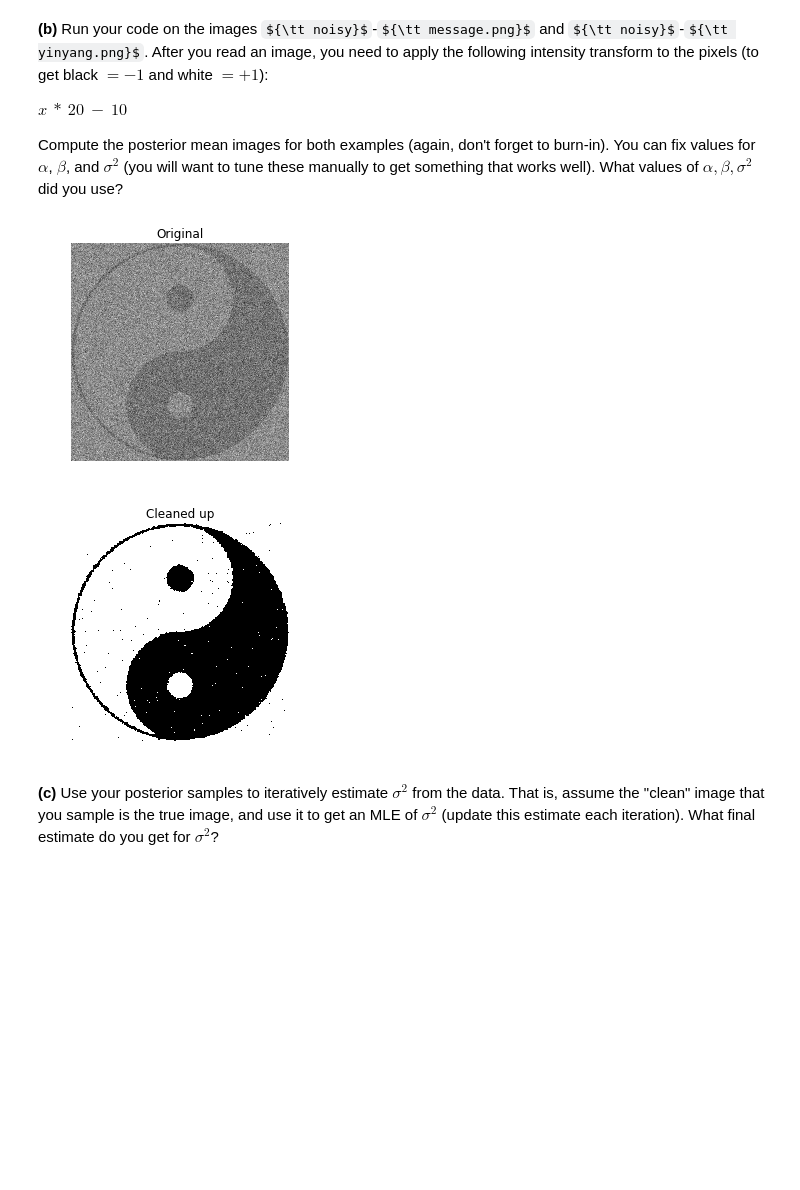
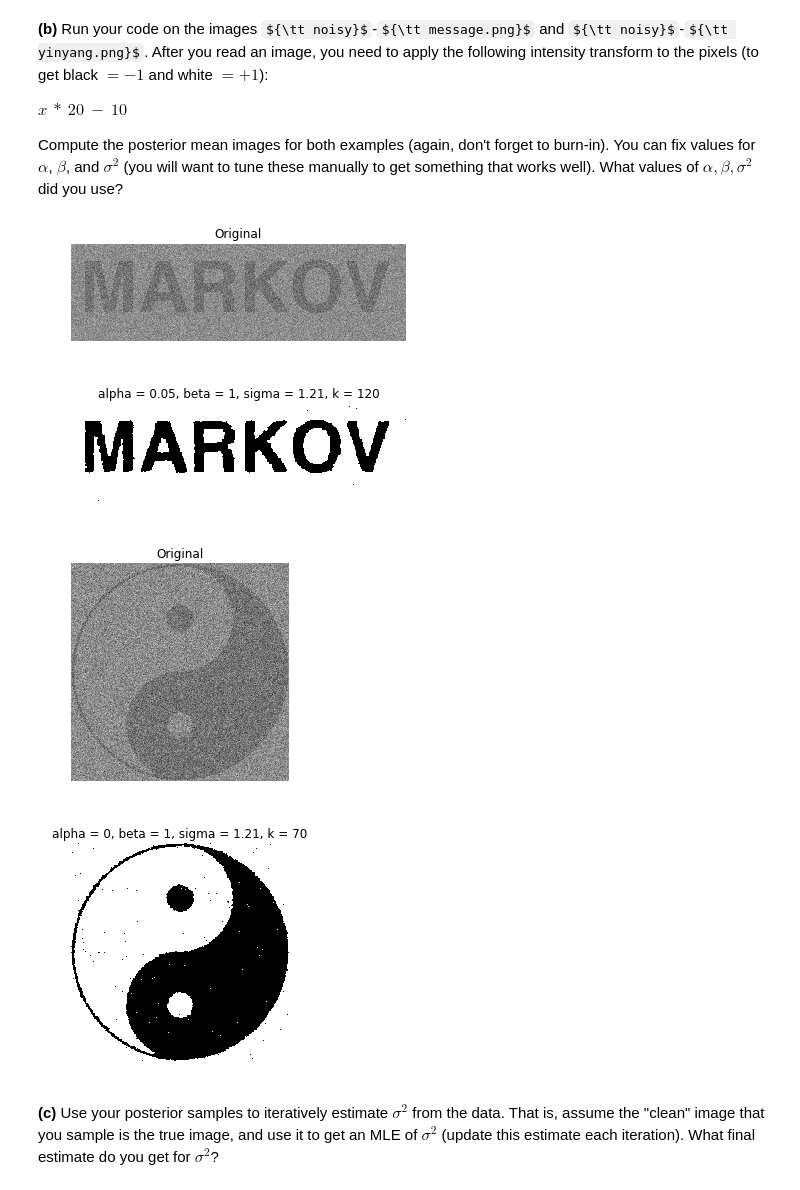
Before and after one commit to jspitkin/spring2018, a Jupyter notebook: pm/hw3/hw3.ipynb, the cells around one changed output. Saved outputs shown, nothing was run; the diff lists cells and outputs as text; code cells hidden in the pictures; some formulas as TeX source; blank space fills up the shorter version.

```diff
--- a/pm/hw3/hw3.ipynb
+++ b/pm/hw3/hw3.ipynb
@@ -157,12 +157,13 @@ Compute the posterior mean images for both examples (again, don't forget to burn
 # %%
 # Don't forget to load in helper methods in the first code block
 from PIL import Image
+import matplotlib.pyplot as plt
 
-def energy(alpha, beta, sigma, x, X, Y, row, col, width, height):
+def energy(alpha, beta, sigma_squared, x, X, Y, row, col, width, height):
     energy = -1 * alpha * x
     for n in get_neighbours(X, row, col, width, height):
         energy += -1 * beta * x * n
-    energy += (1/(2*math.pow(sigma, 2))) * math.pow(x-Y[row][col], 2)
+    energy += (1/(2*sigma_squared)) * math.pow(x-Y[row][col], 2)
     return energy
 
 def cond_dist(alpha, beta, sigma, X, Y, row, col, width, height):
@@ -191,50 +192,51 @@ def generate_mean_image(alpha, beta, sigma, k, X, Y, width, height):
 
 # Read in the images
 message_pixels, message_width, message_height = open_image_transform("noisy-message.png")
 message_original = Image.open("noisy-message.png", 'r').convert('RGB')
 yin_yang_pixels, yin_yang_width, yin_yang_height = open_image_transform("noisy-yinyang.png")
 yin_yang_original = Image.open("noisy-yinyang.png").convert('RGB')
 
 # Generate mean message image
 X = random_init_matrix(message_width, message_height)
 alpha = 0.05
 beta = 1
-sigma = 1.1
+sigma_squared = 1.21
 k = 120
-#message_mean = generate_mean_image(alpha, beta, sigma, k,
- #                                  X, message_pixels, message_width, message_height)
+message_mean = generate_mean_image(alpha, beta, sigma_squared, k,
+                                   X, message_pixels, message_width, message_height)
 
 # Generate mean yinyang image
 X = random_init_matrix(yin_yang_width, yin_yang_height)
-alpha = 0.05
+alpha = 0
 beta = 1
-sigma = 1.1
+sigma_squared = 1.21
 k = 70
-yin_yang_mean = generate_mean_image(alpha, beta, sigma, k,
+yin_yang_mean = generate_mean_image(alpha, beta, sigma_squared, k,
     X, yin_yang_pixels, yin_yang_width, yin_yang_height)
 
 # Display mean images
 %matplotlib inline
-#plt.figure()
-#plt.axis('off')
-#plt.title("Original")
-#plt.imshow(message_original)
-#plt.figure()
-#plt.axis('off')
-#plt.title("alpha = 0.05, beta = 1, sigma = 1.1, k = 120")
-#plt.imshow(message_mean)
-plt.show()
+plt.figure()
+plt.axis('off')
+plt.title("Original")
+plt.imshow(message_original)
+plt.figure()
+plt.axis('off')
+plt.title("alpha = 0.05, beta = 1, sigma = 1.1, k = 120")
+plt.imshow(message_mean)
 plt.figure()
 plt.axis('off')
 plt.title("Original")
 plt.imshow(yin_yang_original)
 plt.figure()
 plt.axis('off')
-plt.title("Cleaned up")
+plt.title("alpha = 0, beta = 1, sigma = 1.1, k = 70")
 plt.imshow(yin_yang_mean)
 plt.show()
 # %% [output]
-[figure, old version]
+[figure, new version]
-[figure, old version]
+[figure, new version]
+[figure, added]
+[figure, added]
 # %% [markdown]
 **(c)** Use your posterior samples to iteratively estimate $\sigma^2$ from the data. That is, assume the "clean" image that you sample is the true image, and use it to get an MLE of $\sigma^2$ (update this estimate each iteration). What final estimate do you get for $\sigma^2$?
```
Also changed, not shown: parts of 8 cells of this notebook, 1 other file.
